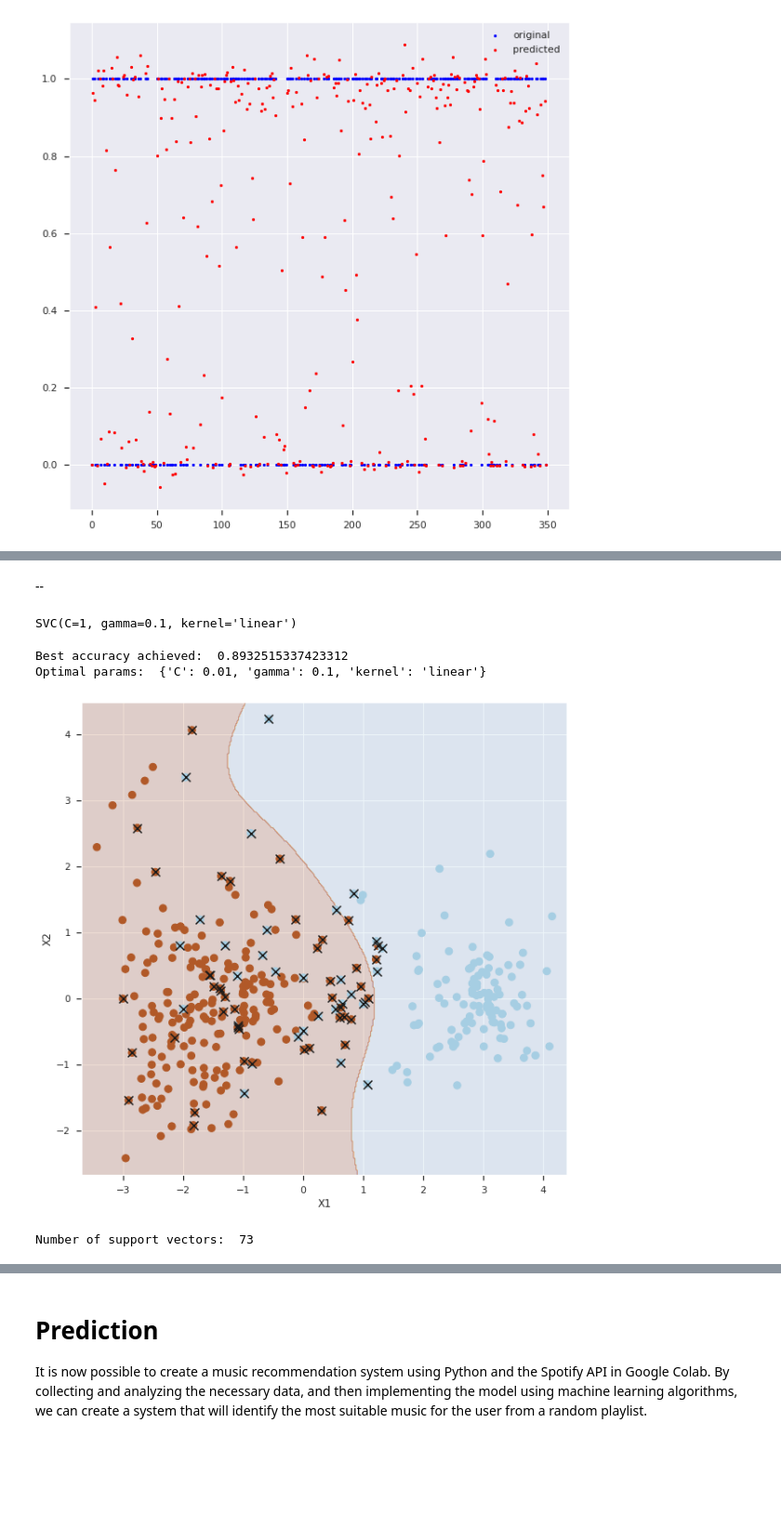
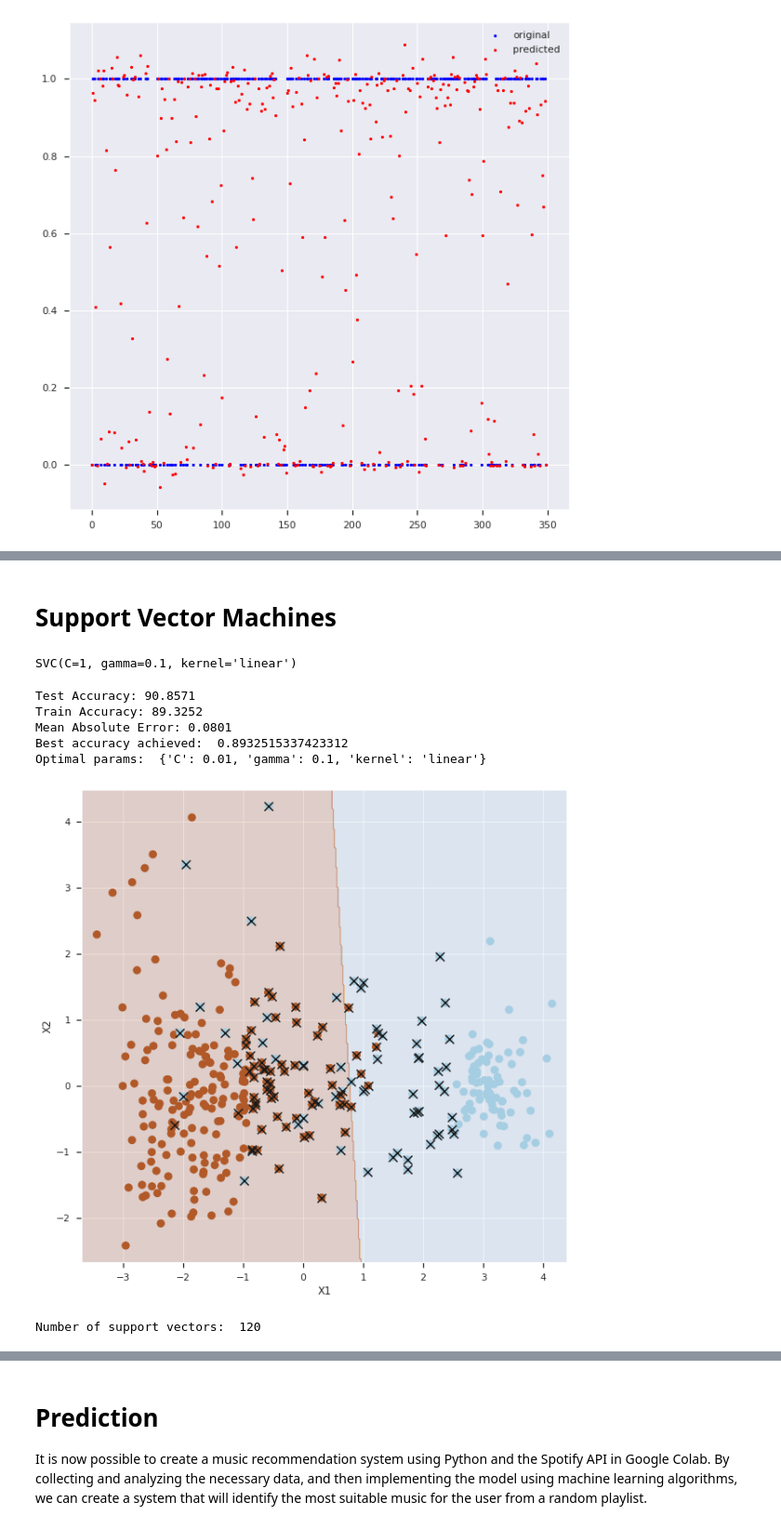
Before and after one commit to claramarto11/AAvanceproject, a Jupyter notebook: Projeto_final.ipynb, the cells around one changed output, grey strips where cells are left out. Shown at 93% size. Drawn from its saved outputs; the diff is of its cells as text; code cells hidden in the pictures; blank space fills up the shorter version.

```diff
--- a/Projeto_final.ipynb
+++ b/Projeto_final.ipynb
@@ -1002,9 +902,0 @@ r2-score of Train Dataset is 97.76648486786281 and Test Dataset is 72.2652885443
-# %%
-# Random Forest Classifier
-rfc = RandomForestClassifier(n_estimators = 1000, random_state=42)
-rfc_gcv_parameters = {'min_samples_leaf': [1, 3, 5, 8],
-                      'max_depth': [3, 4, 5, 8, 12, 16, 20],
-                     }
-rfe_gcv = GridSearchCV(rfc, rfc_gcv_parameters, n_jobs=-1, cv=StratifiedKFold(2), verbose=1, scoring='roc_auc')
-rfe_gcv.fit(X_train, y_train)
-rfe_gcv.best_estimator_, rfe_gcv.best_score_
@@ -1036,9 +937,10 @@ It is an effective machine learning technique for reducing the overfitting of in
 # %%
-bagged_df = RandomForestRegressor(max_features= len(X.columns),
-                                  random_state = seed)
+bagged_df = BaggingRegressor(n_estimators = 6,max_features= len(X.columns),random_state = seed)
 bagged_df.fit(X_train, y_train)
 
 y_pred = bagged_df.predict(X_test)
 mserror = mse(y_test, y_pred)
 print('Mean Squared Error = ' + str(mserror))
+print("The best accuracy on training set: %.3f" % bagged_df.score(X_train, y_train))
+print("The best accuracy on test set: %.3f" % bagged_df.score(X_test, y_test))
 # %% [output]
@@ -1091,16 +988,16 @@ Overall, gradient boosting regressor is a powerful machine learning technique th
 # %%
-boosted_boston = GradientBoostingRegressor(n_estimators = 100,
+boosted = GradientBoostingRegressor(n_estimators = 100,
                                            learning_rate = 0.05,
                                            max_depth = 3,
                                            random_state = 1)
 
-boosted_boston.fit(X_train, y_train)
+boosted.fit(X_train, y_train)
 
-y_pred = boosted_boston.predict(X_test)
+y_pred = boosted.predict(X_test)
 mserror = mse(y_test, y_pred)
 print("MSE: %.2f" % mserror)
-print("The best accuracy on training set: %.3f" % boosted_boston.score(X_train, y_train))
-print("The best accuracy on test set: %.3f" % boosted_boston.score(X_test, y_test))
+print("The best accuracy on training set: %.3f" % boosted.score(X_train, y_train))
+print("The best accuracy on test set: %.3f" % boosted.score(X_test, y_test))
 # %% [output]
 MSE: 0.03
 The best accuracy on training set: 0.918
@@ -1159,16 +1012,0 @@ In addition to being used for classification, SVMs can also be used for regressi
-# %%
-from sklearn import datasets
-from sklearn.pipeline import Pipeline
-from sklearn.preprocessing import StandardScaler
-from sklearn.svm import LinearSVC
-from sklearn.multiclass import OneVsRestClassifier
-
-svm_clf = OneVsRestClassifier(LinearSVC(C=1, loss = "hinge", random_state = 1))
-svm_clf.fit(X_train, y_train)
-
-SVCpipe = Pipeline([('scale', StandardScaler()),
-                   ('SVC',LinearSVC())])# Gridsearch to determine the value of C
-param_grid = {'SVC__C':np.arange(0.01,100,10)}
-linearSVC = GridSearchCV(SVCpipe,param_grid,cv=5,return_train_score=True)
-linearSVC.fit(X_train,y_train)
-print(linearSVC.best_params_)
@@ -1192,5 +1013,5 @@ weighted avg       0.90      0.89      0.89       815
-# %% [markdown]
---
+# %% [markdown]
+# Support Vector Machines
 # %%
 from sklearn.preprocessing import StandardScaler
 sc = StandardScaler()
@@ -1210,47 +1031,58 @@ SVC(C=1, gamma=0.1, kernel='linear')
 # %%
 from sklearn.model_selection import GridSearchCV
 
-parameters = [{'C':[0.01, 0.1, 1, 10, 50, 100, 500, 1000], 'kernel':[ 'linear','rbf'], 'gamma': [0.1, 0.125, 0.15, 0.17, 0.2]}]
+parameters = [{'C':[0.01, 0.1, 1, 10, 50, 100, 500, 1000], 'kernel':[ 'linear'], 'gamma': [0.1, 0.125, 0.15, 0.17, 0.2]}]
 grid_search = GridSearchCV(estimator=svm, param_grid=parameters, scoring = 'accuracy', cv=5, n_jobs=-1)
 grid_search = grid_search.fit(X_train, y_train)
+
+accuracy_train = grid_search.score(X_train, y_train)
+accuracy_test = grid_search.score(X_test, y_test)
+y_pred = grid_search.predict(X_test)
+mSE=mse(y_test,y_pred)
 
 best_accuracy = grid_search.best_score_
 opt_param = grid_search.best_params_
 
+print("Test Accuracy: {:.4f}".format(accuracy_test*100))
+print("Train Accuracy: {:.4f}".format(accuracy_train*100))
+print("Mean Absolute Error: {:.4f} ".format(mae))
 print('Best accuracy achieved: ', best_accuracy)
 print('Optimal params: ', opt_param)
 # %% [output]
+Test Accuracy: 90.8571
+Train Accuracy: 89.3252
+Mean Absolute Error: 0.0801
 Best accuracy achieved:  0.8932515337423312
 Optimal params:  {'C': 0.01, 'gamma': 0.1, 'kernel': 'linear'}
 # %%
 from sklearn.svm import SVC
 
 # Function to draw a nice plot of an SVM
 def plot_svc(svc, X, y, h=0.02, pad=0.25):
 
     x_min, x_max = X[:, 0].min()-pad, X[:, 0].max()+pad
     y_min, y_max = X[:, 1].min()-pad, X[:, 1].max()+pad
     xx, yy = np.meshgrid(np.arange(x_min, x_max, h), np.arange(y_min, y_max, h))
     Z = svc.predict(np.c_[xx.ravel(), yy.ravel()])
     Z = Z.reshape(xx.shape)
     plt.contourf(xx, yy, Z, cmap=plt.cm.Paired, alpha=0.2)
 
     plt.scatter(X[:,0], X[:,1], s=70, c=y, cmap=mpl.cm.Paired)
 
     # Support vectors indicated in plot by vertical lines
     sv = svc.support_vectors_
     plt.scatter(sv[:,0], sv[:,1], c='k', marker='x', s=100, linewidths=1)
     plt.xlim(x_min, x_max)
     plt.ylim(y_min, y_max)
     plt.xlabel('X1')
     plt.ylabel('X2')
     plt.show()
     print('Number of support vectors: ', svc.support_.size)
 
 import matplotlib as mpl
-svc1 = SVC(C=50, kernel='rbf', gamma=0.15)
+svc1 = SVC(C=0.01, kernel='linear', gamma=0.1)
 svc1.fit(X_test, y_test)
 plot_svc(svc1, X_test, y_test)
 # %% [output]
-[figure, old version]
+[figure, new version]
-Number of support vectors:  73
+Number of support vectors:  120
```
Also changed, not shown: parts of 68 cells of this notebook.
